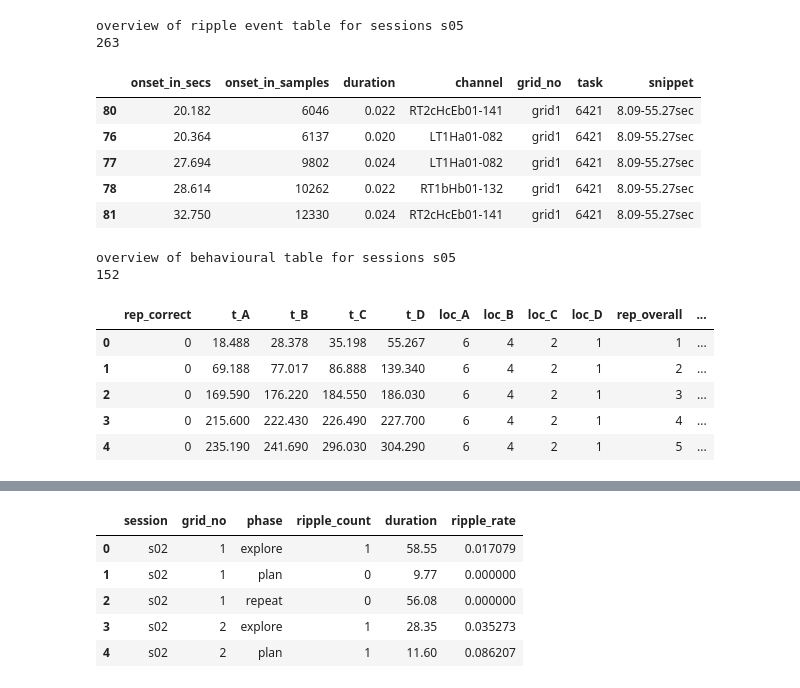
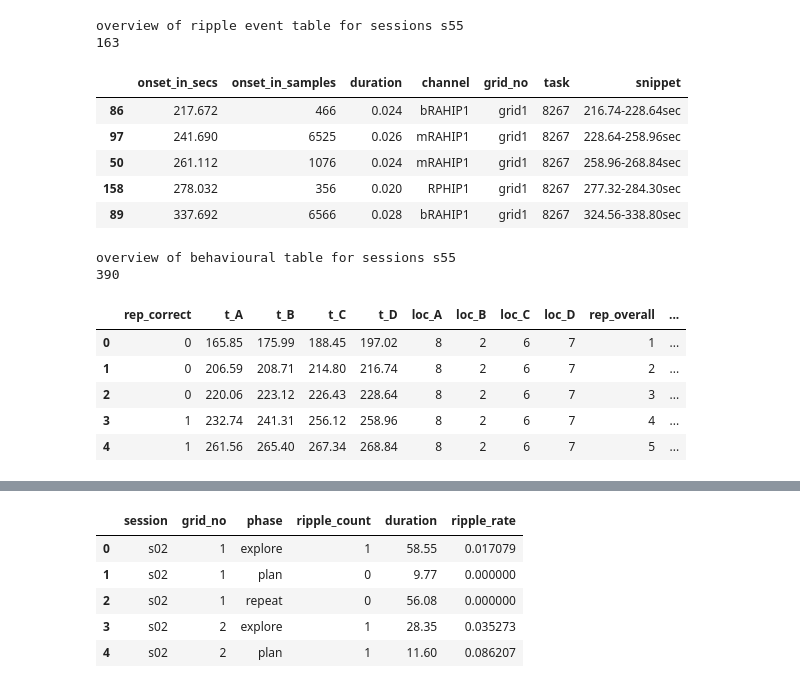
Before and after one commit to svennikue/multiple_clocks_repo, a Jupyter notebook: scripts/plotting_ripples.ipynb, the cells around one changed output, grey strips where cells are left out. Cells and saved outputs as stored; diff of their text form; code cells hidden in the pictures.

```diff
--- a/scripts/plotting_ripples.ipynb
+++ b/scripts/plotting_ripples.ipynb
@@ -8,0 +16,11 @@ import math
+# %%
+# find out what's going on with the ripples in s31 to s38, and in s45&46
+#print(ripple_rates_df[ripple_rates_df['session'].isin(['s31', 's32', 's33', 's34', 's35', 's36', 's37', 's38', 's45', 's46'])])
+print(ripple_rates_df[ripple_rates_df['session'].isin(['s31', 's32', 's33', 's34', 's35', 's36', 's37', 's38', 's45', 's46'])])
+# looks like these are empty!!
+sesh = 's31'
+ripple_path = f"{result_path}/{sesh}/LFP-ripples/ripples_{sesh}.csv"
+rips = pd.read_csv(ripple_path)
+rips.head()
+
+# check whats going on here! Suspicion: no hippocampal channels?
@@ -36,29 +134,31 @@ for s_idx in session_list:
 # %%
+sesh = loaded_sessions[-1]
 print(f"overview of ripple event table for sessions {sesh}")
-print(len(ripple_event_dict[sesh]))
+print(len(ripple_events[sesh]))
 ripple_events[sesh].sort_values('onset_in_secs').head()
 # %% [output]
-overview of ripple event table for sessions s05
-263
+overview of ripple event table for sessions s55
+163
 |  | onset_in_secs | onset_in_samples | duration | channel | grid_no | task | snippet |
-| 80 | 20.182 | 6046 | 0.022 | RT2cHcEb01-141 | grid1 | 6421 | 8.09-55.27sec |
-| 76 | 20.364 | 6137 | 0.020 | LT1Ha01-082 | grid1 | 6421 | 8.09-55.27sec |
-| 77 | 27.694 | 9802 | 0.024 | LT1Ha01-082 | grid1 | 6421 | 8.09-55.27sec |
-| 78 | 28.614 | 10262 | 0.022 | RT1bHb01-132 | grid1 | 6421 | 8.09-55.27sec |
-| 81 | 32.750 | 12330 | 0.024 | RT2cHcEb01-141 | grid1 | 6421 | 8.09-55.27sec |
+| 86 | 217.672 | 466 | 0.024 | bRAHIP1 | grid1 | 8267 | 216.74-228.64sec |
+| 97 | 241.690 | 6525 | 0.026 | mRAHIP1 | grid1 | 8267 | 228.64-258.96sec |
+| 50 | 261.112 | 1076 | 0.024 | mRAHIP1 | grid1 | 8267 | 258.96-268.84sec |
+| 158 | 278.032 | 356 | 0.020 | RPHIP1 | grid1 | 8267 | 277.32-284.30sec |
+| 89 | 337.692 | 6566 | 0.028 | bRAHIP1 | grid1 | 8267 | 324.56-338.80sec |
 # %%
+sesh = loaded_sessions[-1]
 print(f"overview of behavioural table for sessions {sesh}")
 print(len(beh[sesh]))
 beh[sesh].head()
 # %% [output]
-overview of behavioural table for sessions s05
-152
+overview of behavioural table for sessions s55
+390
 |  | rep_correct | t_A | t_B | t_C | t_D | loc_A | loc_B | loc_C | loc_D | rep_overall | ... |
-| 0 | 0 | 18.488 | 28.378 | 35.198 | 55.267 | 6 | 4 | 2 | 1 | 1 | ... |
-| 1 | 0 | 69.188 | 77.017 | 86.888 | 139.340 | 6 | 4 | 2 | 1 | 2 | ... |
-| 2 | 0 | 169.590 | 176.220 | 184.550 | 186.030 | 6 | 4 | 2 | 1 | 3 | ... |
-| 3 | 0 | 215.600 | 222.430 | 226.490 | 227.700 | 6 | 4 | 2 | 1 | 4 | ... |
-| 4 | 0 | 235.190 | 241.690 | 296.030 | 304.290 | 6 | 4 | 2 | 1 | 5 | ... |
+| 0 | 0 | 165.85 | 175.99 | 188.45 | 197.02 | 8 | 2 | 6 | 7 | 1 | ... |
+| 1 | 0 | 206.59 | 208.71 | 214.80 | 216.74 | 8 | 2 | 6 | 7 | 2 | ... |
+| 2 | 0 | 220.06 | 223.12 | 226.43 | 228.64 | 8 | 2 | 6 | 7 | 3 | ... |
+| 3 | 1 | 232.74 | 241.31 | 256.12 | 258.96 | 8 | 2 | 6 | 7 | 4 | ... |
+| 4 | 1 | 261.56 | 265.40 | 267.34 | 268.84 | 8 | 2 | 6 | 7 | 5 | ... |
 # %%
 print(f"overview of power dictionary structure {sesh}")
 print()
```
Also changed, not shown: parts of 18 cells of this notebook, 2 other files.
